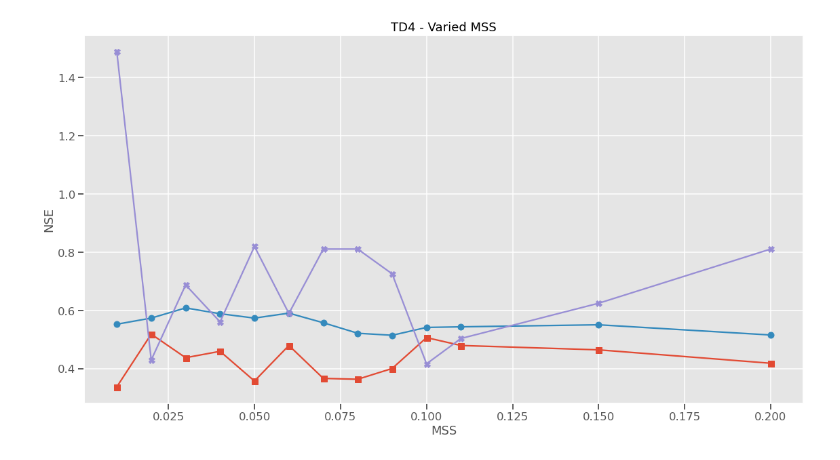
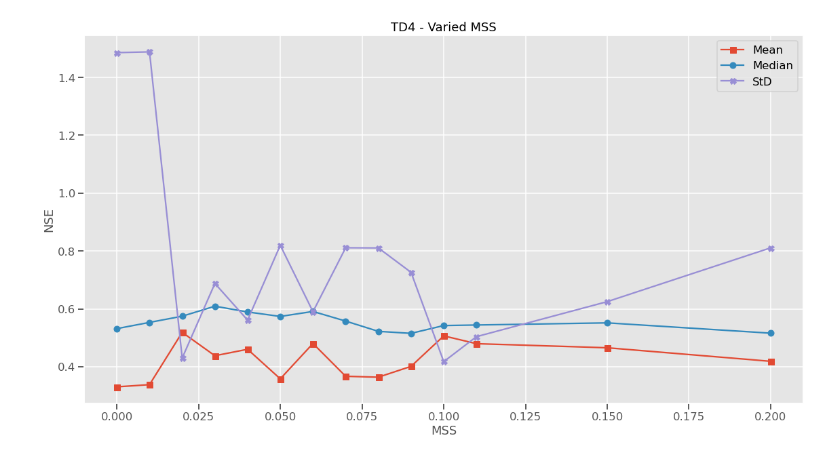
Before and after one commit to lcford2/predict-release, a Jupyter notebook: ipynbs/mss_trial.ipynb, the cells around one changed output. Saved outputs shown, nothing was run; the diff lists cells and outputs as text; code cells hidden in the pictures.

```diff
--- a/ipynbs/mss_trial.ipynb
+++ b/ipynbs/mss_trial.ipynb
@@ -8,0 +8,34 @@ df = pd.read_csv("../results/tclr_model_testing/all/misc_results/mss_trial.csv")
+# %%
+def load_mss_results():
+    msses = [
+        "0.00", "0.01", "0.02", "0.03", "0.04",
+        "0.05", "0.06", "0.07", "0.08", "0.09",
+        "0.10", "0.11", "0.15", "0.20"
+    ]
+    files = [
+        f"../results/tclr_model_testing/all/TD4_MSS{i}_RT_MS_exhaustive/results.pickle"
+        for i in msses
+    ]
+    results = {i: pd.read_pickle(f) for i, f in zip(msses, files)}
+    return results
+# %%
+def calc_scores(results):
+    scores = {}
+    for mss, res in results.items():
+        df = res["simmed_data"]
+        mscores = df.groupby("site_name").apply(
+            lambda x: r2_score(x["actual"], x["model"])
+        )
+        mean = mscores.mean()
+        std = mscores.std()
+        median = mscores.median()
+        scores[mss] = {
+            "mean": mean,
+            "std": std,
+            "median": median
+        }
+    return pd.DataFrame(scores)
+# %%
+results = load_mss_results()
+scores = calc_scores(results).T
+scores
@@ -9,13 +58,15 @@ df = pd.read_csv("../results/tclr_model_testing/all/misc_results/mss_trial.csv")
 # %%
 fig, ax = plt.subplots(1, 1, figsize=(19, 10))
-ax.plot(df.MSS, df.Mean, label='Mean', marker="s")
-ax.plot(df.MSS, df.Median, label='Median', marker="o")
-ax.plot(df.MSS, df.StD, label='StD', marker="X")
+scores.index = scores.index.astype(float)
+ax.plot(scores.index, scores["mean"], label='Mean', marker="s")
+ax.plot(scores.index, scores["median"], label='Median', marker="o")
+ax.plot(scores.index, scores["std"], label='StD', marker="X")
 ax.set_ylabel("NSE")
 ax.set_xlabel("MSS")
 ax.set_title("TD4 - Varied MSS")
-plt.savefig("./figures/mss_line_plot.png", dpi=300)
+ax.legend(loc="upper right")
+plt.savefig("./figures/mss_line_plot_new.png", dpi=300)
 plt.show()
 # %% [output]
-[figure, old version]
+[figure, new version]
 # %%
```
Also changed, not shown: parts of 5 cells of this notebook.
